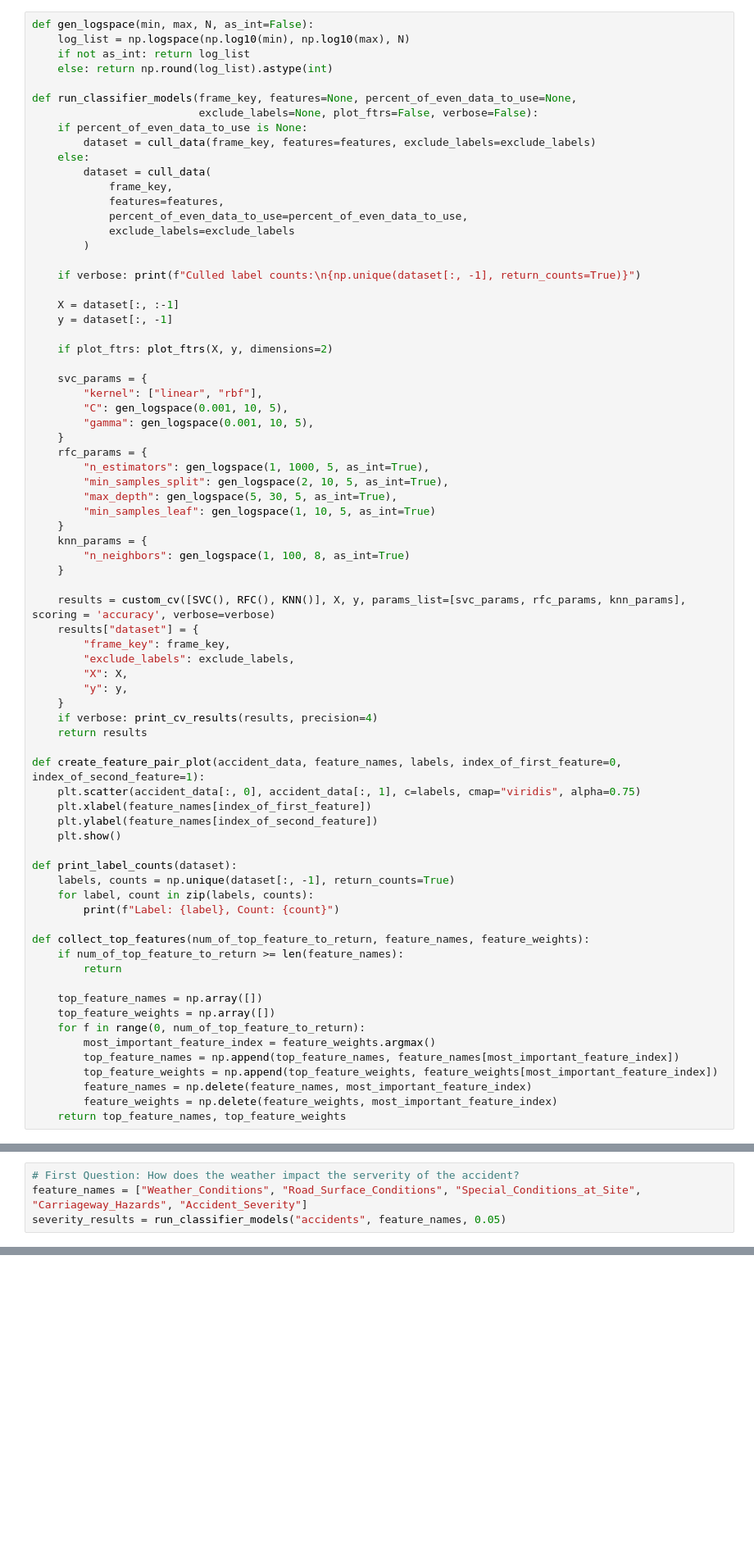
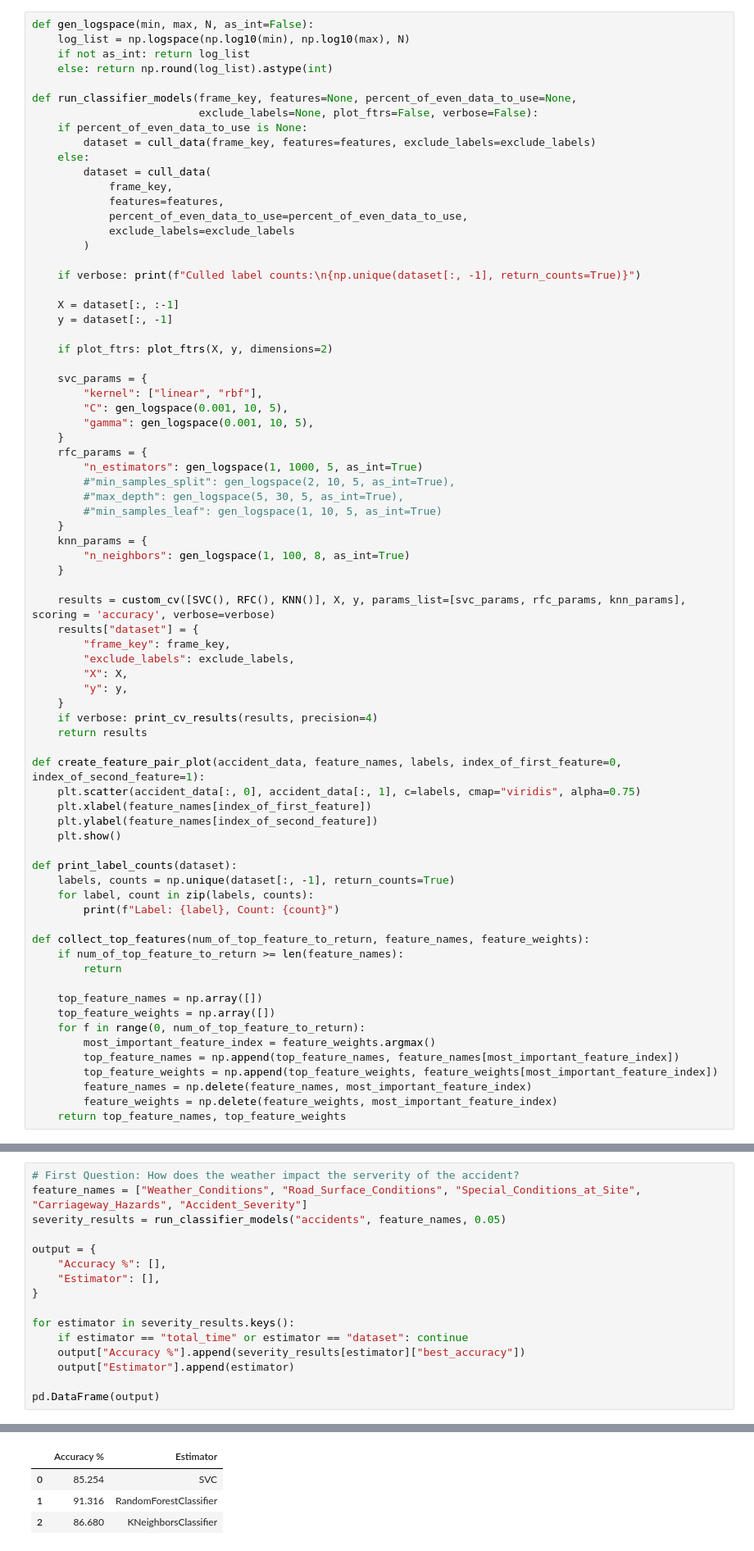
Before and after one commit to corbin-hayden13/CS345_UK_Accident_Analysis, a Jupyter notebook: UK_Accident_Analysis 2.ipynb, the cells around one changed output, grey strips where cells are left out. Shown: that part at 82% size. Drawn from its saved outputs; the diff is of its cells as text; blank space fills up the shorter version.

```diff
--- a/UK_Accident_Analysis 2.ipynb
+++ b/UK_Accident_Analysis 2.ipynb
@@ -246,10 +260,10 @@ def run_classifier_models(frame_key, features=None, percent_of_even_data_to_use=
         "gamma": gen_logspace(0.001, 10, 5),
     }
     rfc_params = {
-        "n_estimators": gen_logspace(1, 1000, 5, as_int=True),
-        "min_samples_split": gen_logspace(2, 10, 5, as_int=True),
-        "max_depth": gen_logspace(5, 30, 5, as_int=True),
-        "min_samples_leaf": gen_logspace(1, 10, 5, as_int=True)
+        "n_estimators": gen_logspace(1, 1000, 5, as_int=True)
+        #"min_samples_split": gen_logspace(2, 10, 5, as_int=True),
+        #"max_depth": gen_logspace(5, 30, 5, as_int=True),
+        #"min_samples_leaf": gen_logspace(1, 10, 5, as_int=True)
     }
     knn_params = {
         "n_neighbors": gen_logspace(1, 100, 8, as_int=True)
@@ -310,4 +329,16 @@ def load_feature_audition_winners(all_features, indexes_of_winners):
 # First Question: How does the weather impact the serverity of the accident?
 feature_names = ["Weather_Conditions", "Road_Surface_Conditions", "Special_Conditions_at_Site", "Carriageway_Hazards", "Accident_Severity"]
 severity_results = run_classifier_models("accidents", feature_names, 0.05)
+
+output = {
+    "Accuracy %": [],
+    "Estimator": [],
+}
+
+for estimator in severity_results.keys():
+    if estimator == "total_time" or estimator == "dataset": continue
+    output["Accuracy %"].append(severity_results[estimator]["best_accuracy"])
+    output["Estimator"].append(estimator)
+
+pd.DataFrame(output)
 # %% [output]
@@ -330,0 +345,4 @@ Total time to fit all classifiers: 1.2038 minutes
+|  | Accuracy % | Estimator |
+| 0 | 85.254 | SVC |
+| 1 | 91.316 | RandomForestClassifier |
+| 2 | 86.680 | KNeighborsClassifier |
```
Also changed, not shown: parts of 25 cells of this notebook.
